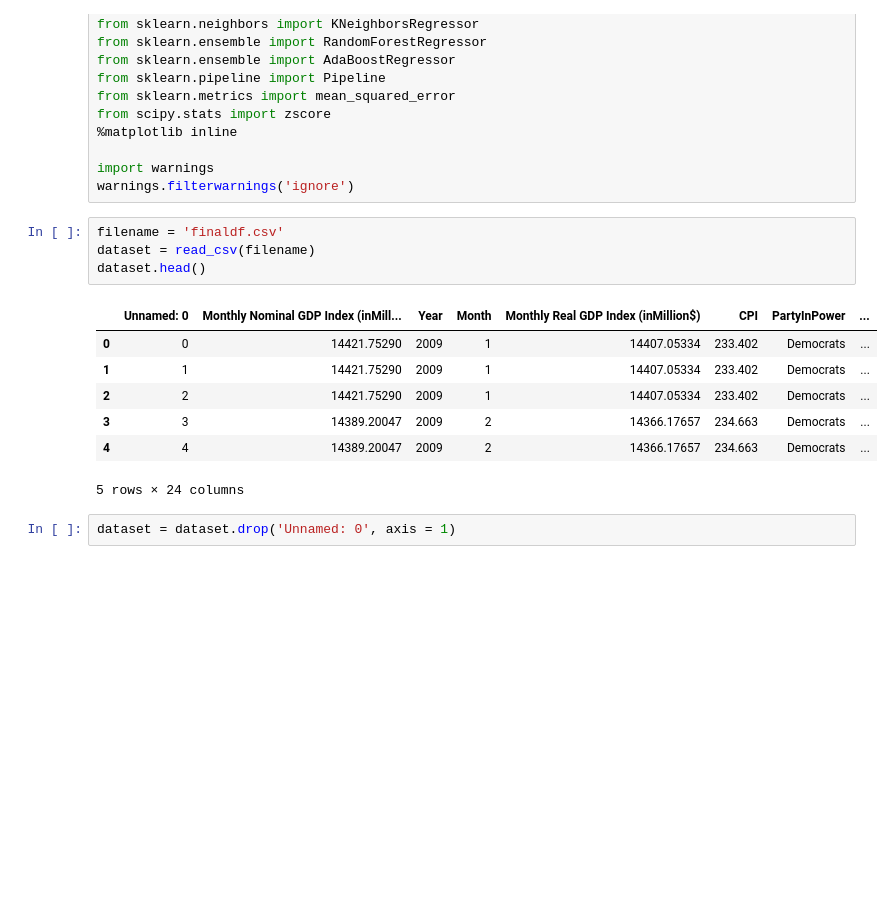
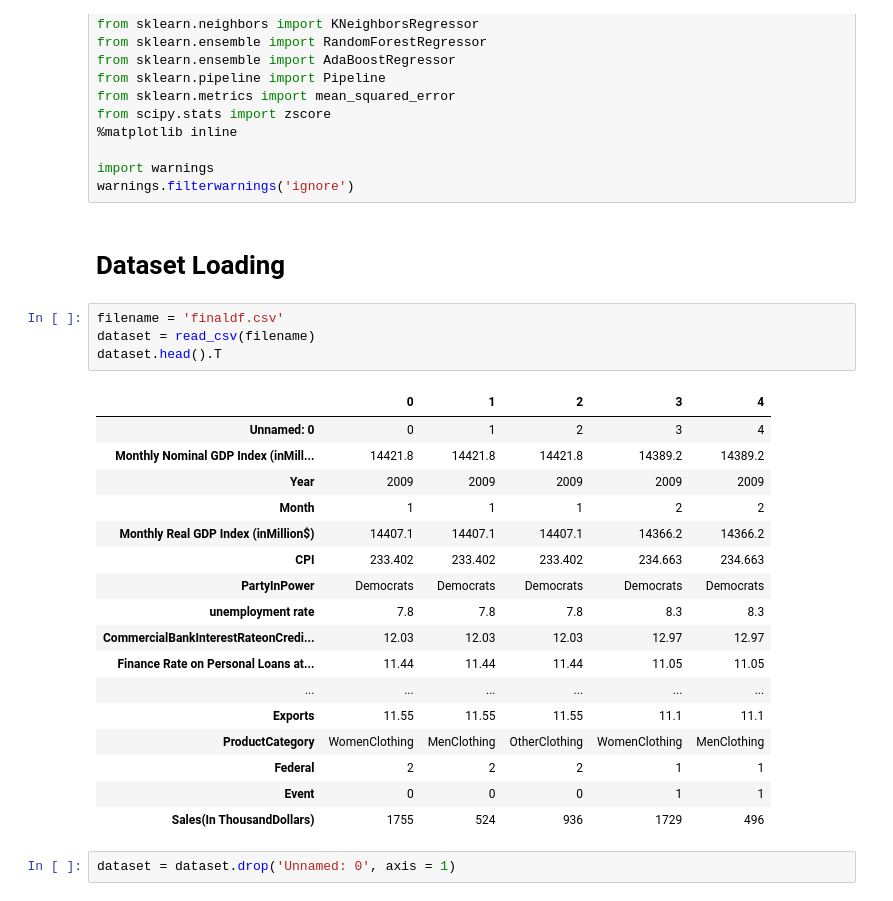
Before and after one commit to GeethaRavikkumar/Walmart_Sales_Prediction, a Jupyter notebook: Walmart Dataset - Kaggle Competition.ipynb, the cells around one changed output. Cells and saved outputs as stored; diff of their text form; blank space fills up the shorter version.

```diff
--- a/Walmart Dataset - Kaggle Competition.ipynb
+++ b/Walmart Dataset - Kaggle Competition.ipynb
@@ -22,18 +22,30 @@ from scipy.stats import zscore
 
 import warnings
 warnings.filterwarnings('ignore')
+# %% [markdown]
+# Dataset Loading
 # %%
 filename = 'finaldf.csv'
 dataset = read_csv(filename)
-dataset.head()
+dataset.head().T
 # %% [output]
-|  | Unnamed: 0 | Monthly Nominal GDP Index (inMill... | Year | Month | Monthly Real GDP Index (inMillion$) | CPI | PartyInPower | ... |
-| 0 | 0 | 14421.75290 | 2009 | 1 | 14407.05334 | 233.402 | Democrats | ... |
-| 1 | 1 | 14421.75290 | 2009 | 1 | 14407.05334 | 233.402 | Democrats | ... |
-| 2 | 2 | 14421.75290 | 2009 | 1 | 14407.05334 | 233.402 | Democrats | ... |
-| 3 | 3 | 14389.20047 | 2009 | 2 | 14366.17657 | 234.663 | Democrats | ... |
-| 4 | 4 | 14389.20047 | 2009 | 2 | 14366.17657 | 234.663 | Democrats | ... |
+|  | 0 | 1 | 2 | 3 | 4 |
+| Unnamed: 0 | 0 | 1 | 2 | 3 | 4 |
+| Monthly Nominal GDP Index (inMill... | 14421.8 | 14421.8 | 14421.8 | 14389.2 | 14389.2 |
+| Year | 2009 | 2009 | 2009 | 2009 | 2009 |
+| Month | 1 | 1 | 1 | 2 | 2 |
+| Monthly Real GDP Index (inMillion$) | 14407.1 | 14407.1 | 14407.1 | 14366.2 | 14366.2 |
+| CPI | 233.402 | 233.402 | 233.402 | 234.663 | 234.663 |
+| PartyInPower | Democrats | Democrats | Democrats | Democrats | Democrats |
+| unemployment rate | 7.8 | 7.8 | 7.8 | 8.3 | 8.3 |
+| CommercialBankInterestRateonCredi... | 12.03 | 12.03 | 12.03 | 12.97 | 12.97 |
+| Finance Rate on Personal Loans at... | 11.44 | 11.44 | 11.44 | 11.05 | 11.05 |
+| ... | ... | ... | ... | ... | ... |
+| Exports | 11.55 | 11.55 | 11.55 | 11.1 | 11.1 |
+| ProductCategory | WomenClothing | MenClothing | OtherClothing | WomenClothing | MenClothing |
+| Federal | 2 | 2 | 2 | 1 | 1 |
+| Event | 0 | 0 | 0 | 1 | 1 |
+| Sales(In ThousandDollars) | 1755 | 524 | 936 | 1729 | 496 |
-5 rows × 24 columns
 # %%
 dataset = dataset.drop('Unnamed: 0', axis = 1)
 # %%
```
Also changed, not shown: parts of 30 cells of this notebook.
